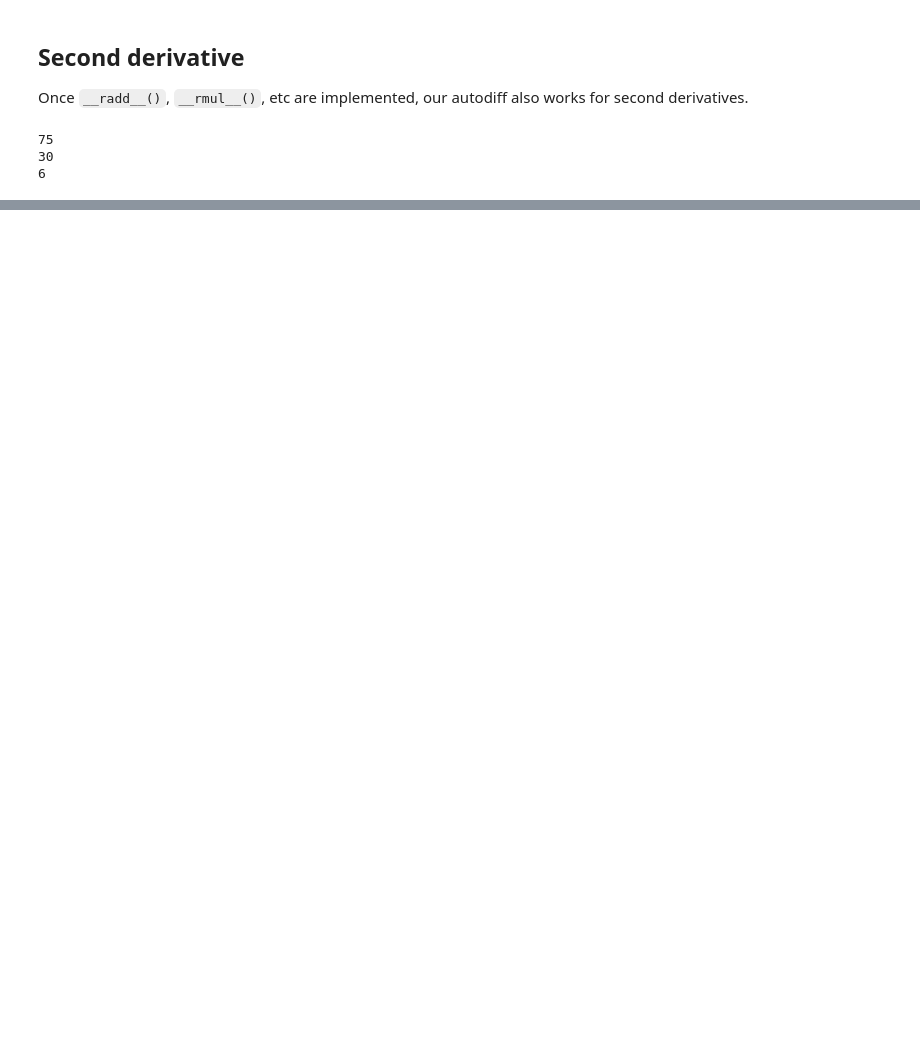
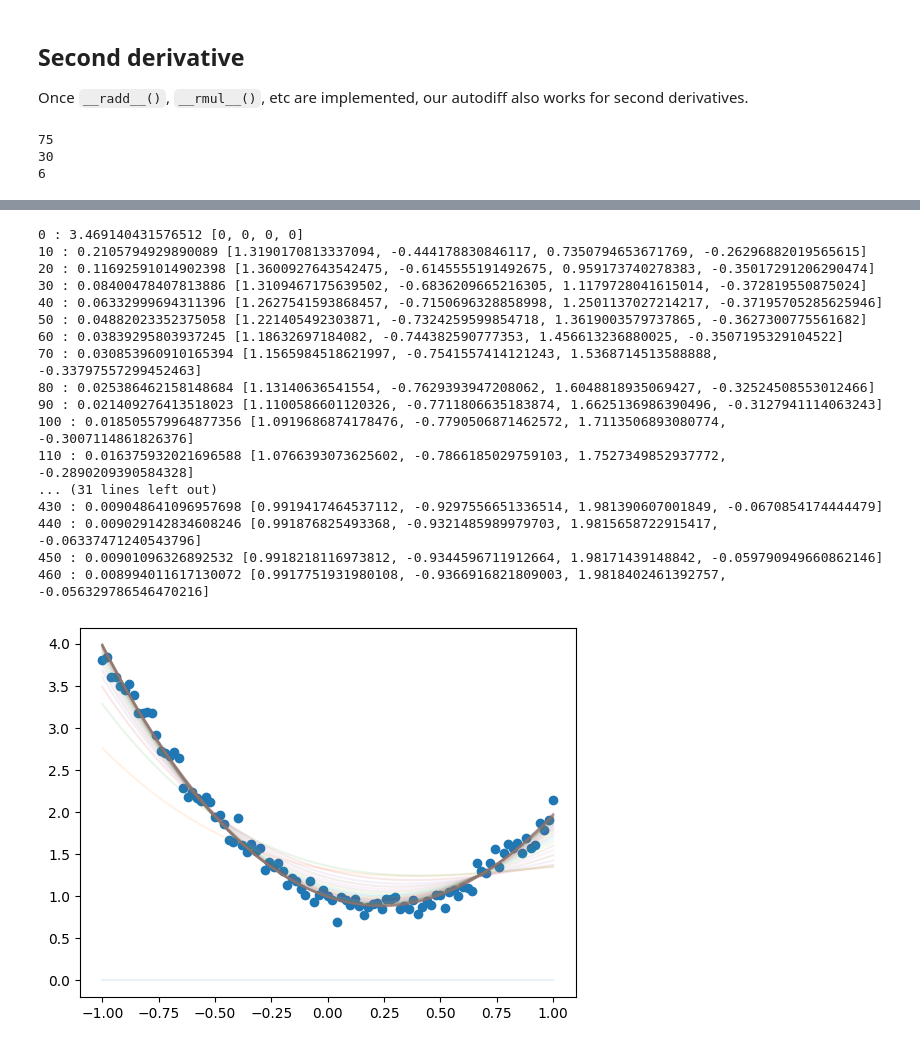
Before and after one commit to rndsrc/dl, a Jupyter notebook: ad-gd.ipynb, the cells around one changed output, grey strips where cells are left out. Cells and saved outputs as stored; diff of their text form; code cells hidden in the pictures; blank space fills up the shorter version.

```diff
--- a/ad-gd.ipynb
+++ b/ad-gd.ipynb
@@ -282,0 +337,57 @@ print(ddf(5))
+# %%
+def poly(A, x):
+    s = 0
+    for i, a in enumerate(A):
+        s += a * x**i
+    return s
+
+def loss(A):
+    s = 0
+    for x, y in zip(X, Y):
+        chi = poly(A, x) + (-y) # in case __sub__() is not implement in Dual
+        s  += chi * chi
+    return s * (1/len(X)) # in case __realdiv__() is not implement in Dual
+
+def grad(A):
+    return [partial(loss, i)(A)[1] for i in range(len(A))]
+
+def norm(G):
+    s = 0
+    for g in G:
+        s += g * g
+    return s**0.5 * (1/len(G))
+# %%
+plt.scatter(X, Y)
+
+A    = [0, 0, 0, 0]
+rate = 0.1  # learning rate
+
+for i in range(1000):
+    l, G = loss(A), grad(A)
+
+    if norm(G) < 1e-3:
+        break
+    elif i % 10 == 0:
+        print(i, ':', l, A)
+        plt.plot(X, [poly(A, x) for x in X], alpha=0.1)
+
+    A = [a - rate * g for a, g in zip(A, G)]
+# %% [output]
+0 : 3.469140431576512 [0, 0, 0, 0]
+10 : 0.2105794929890089 [1.3190170813337094, -0.444178830846117, 0.7350794653671769, -0.26296882019565615]
+20 : 0.11692591014902398 [1.3600927643542475, -0.6145555191492675, 0.959173740278383, -0.35017291206290474]
+30 : 0.08400478407813886 [1.3109467175639502, -0.6836209665216305, 1.1179728041615014, -0.372819550875024]
+40 : 0.06332999694311396 [1.2627541593868457, -0.7150696328858998, 1.2501137027214217, -0.37195705285625946]
+50 : 0.04882023352375058 [1.221405492303871, -0.7324259599854718, 1.3619003579737865, -0.3627300775561682]
+60 : 0.03839295803937245 [1.18632697184082, -0.744382590777353, 1.456613236880025, -0.3507195329104522]
+70 : 0.030853960910165394 [1.1565984518621997, -0.7541557414121243, 1.5368714513588888, -0.33797557299452463]
+80 : 0.025386462158148684 [1.13140636541554, -0.7629393947208062, 1.6048818935069427, -0.32524508553012466]
+90 : 0.021409276413518023 [1.1100586601120326, -0.7711806635183874, 1.6625136986390496, -0.3127941114063243]
+100 : 0.018505579964877356 [1.0919686874178476, -0.7790506871462572, 1.7113506893080774, -0.3007114861826376]
+110 : 0.016375932021696588 [1.0766393073625602, -0.7866185029759103, 1.7527349852937772, -0.2890209390584328]
+... (31 lines left out)
+430 : 0.009048641096957698 [0.9919417464537112, -0.9297556651336514, 1.981390607001849, -0.0670854174444479]
+440 : 0.009029142834608246 [0.991876825493368, -0.9321485989979703, 1.9815658722915417, -0.06337471240543796]
+450 : 0.00901096326892532 [0.9918218116973812, -0.9344596711912664, 1.98171439148842, -0.059790949660862146]
+460 : 0.008994011617130072 [0.9917751931980108, -0.9366916821809003, 1.9818402461392757, -0.056329786546470216]
+[figure, added]
```
Also changed, not shown: parts of 10 cells of this notebook.
